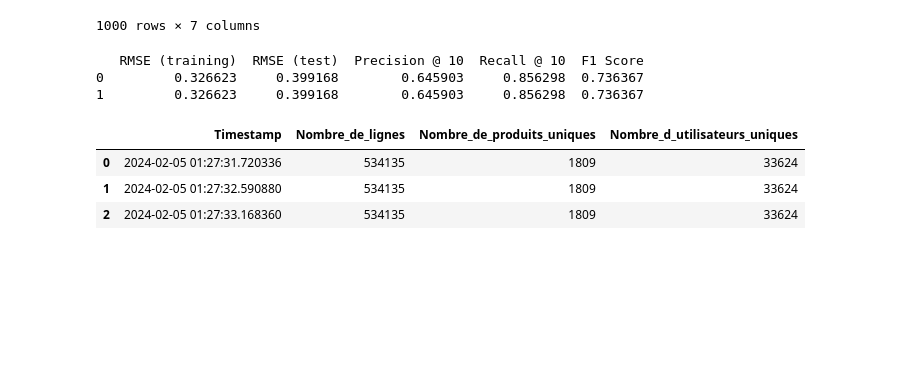
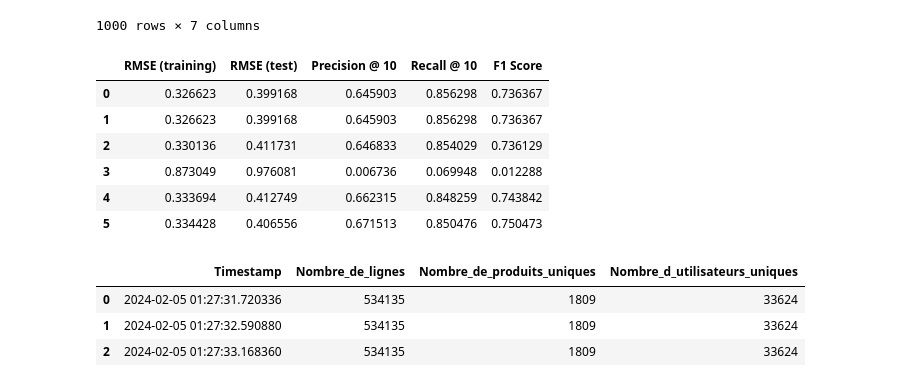
Before and after one commit to LoicCASSAN/Machine-Learning-in-Production-Project, a Jupyter notebook: recommendation.ipynb, the cells around one changed output. Cells and saved outputs as stored; diff of their text form; code cells hidden in the pictures; blank space fills up the shorter version.

```diff
--- a/recommendation.ipynb
+++ b/recommendation.ipynb
@@ -290,11 +290,15 @@ filtered_df
 1000 rows × 7 columns
 # %%
 df = pd.read_pickle('Dataset/resultats.pkl')
-print(df)
+df
 # %% [output]
-   RMSE (training)  RMSE (test)  Precision @ 10  Recall @ 10  F1 Score
-0         0.326623     0.399168        0.645903     0.856298  0.736367
-1         0.326623     0.399168        0.645903     0.856298  0.736367
+|  | RMSE (training) | RMSE (test) | Precision @ 10 | Recall @ 10 | F1 Score |
+| 0 | 0.326623 | 0.399168 | 0.645903 | 0.856298 | 0.736367 |
+| 1 | 0.326623 | 0.399168 | 0.645903 | 0.856298 | 0.736367 |
+| 2 | 0.330136 | 0.411731 | 0.646833 | 0.854029 | 0.736129 |
+| 3 | 0.873049 | 0.976081 | 0.006736 | 0.069948 | 0.012288 |
+| 4 | 0.333694 | 0.412749 | 0.662315 | 0.848259 | 0.743842 |
+| 5 | 0.334428 | 0.406556 | 0.671513 | 0.850476 | 0.750473 |
 # %%
 def update_monitoring_stats(filtered_df):
     file_path = 'Dataset/Monitoring.pkl'
```
